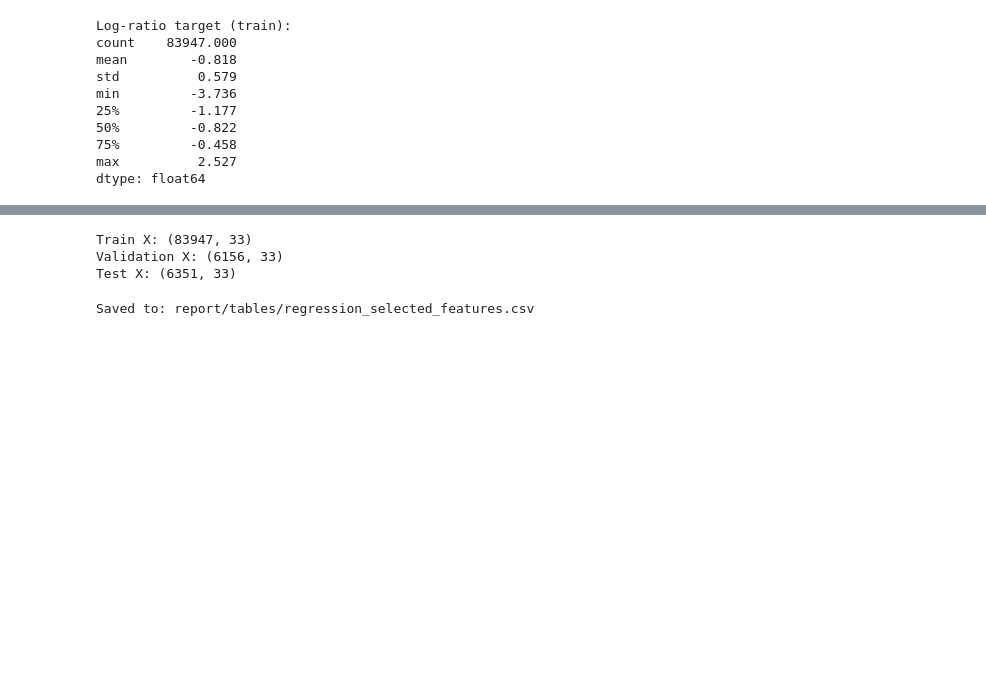
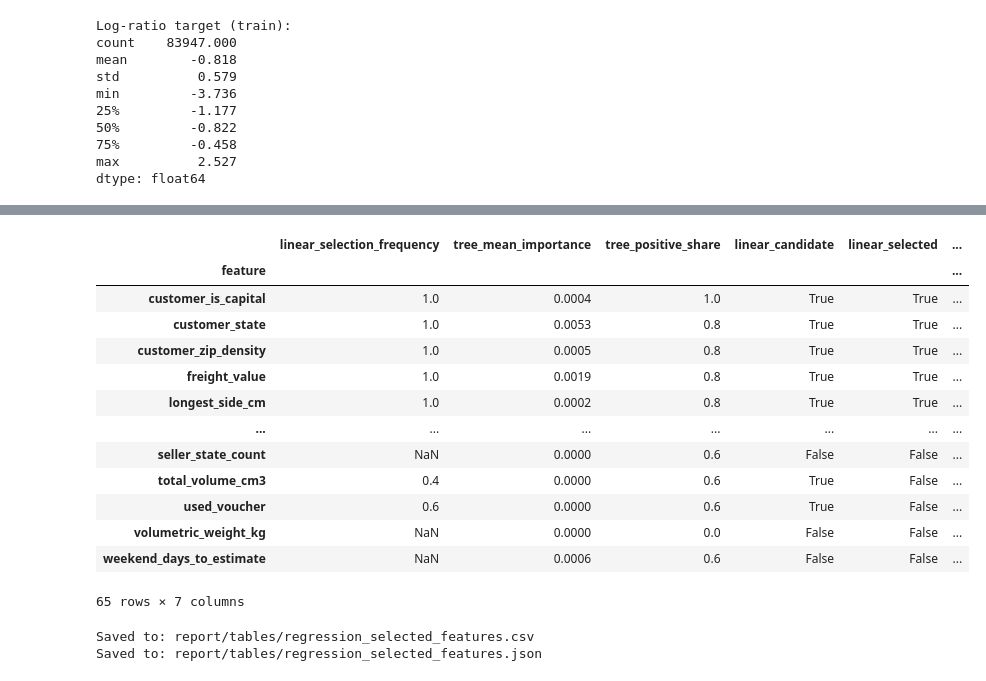
Before and after one commit to zhuamnq/Team2_IT5006_Ecommerce_Analytics_AY2627Sem1, a Jupyter notebook: notebooks/03c_feature_selection.ipynb, the cells around one changed output, grey strips where cells are left out. Saved outputs shown, nothing was run; the diff lists cells and outputs as text; code cells hidden in the pictures; blank space fills up the shorter version.

```diff
--- a/notebooks/03c_feature_selection.ipynb
+++ b/notebooks/03c_feature_selection.ipynb
@@ -611,53 +520,43 @@ Selected Lasso vs baseline on validation: +0.218 days MAE improvement
 # %%
-X_train_final = train_df[
-    final_features
-].copy()
+selection = pd.DataFrame({
+    "linear_selection_frequency": linear_freq,
+    "tree_mean_importance": tree_summary["mean_importance"],
+    "tree_positive_share": tree_summary["positive_share"],
+}).rename_axis("feature")
 
-y_train_final = train_df[
-    "delivery_days"
-].copy()
+selection["linear_candidate"] = selection.index.isin(linear_cols)
+selection["linear_selected"] = selection.index.isin(linear_selected)
+selection["tree_candidate"] = selection.index.isin(tree_cols)
+selection["tree_selected"] = selection.index.isin(tree_selected)
 
-
-X_val_final = val_df[
-    final_features
-].copy()
-
-y_val_final = val_df[
-    "delivery_days"
-].copy()
-
-
-X_test_final = test_df[
-    final_features
-].copy()
-
-y_test_final = test_df[
-    "delivery_days"
-].copy()
-
-print("Train X:", X_train_final.shape)
-print("Validation X:", X_val_final.shape)
-print("Test X:", X_test_final.shape)
+selection = selection.sort_values(["linear_selected", "tree_selected"], ascending=False)
+display(selection.round(4))
 # %% [output]
+|  | linear_selection_frequency | tree_mean_importance | tree_positive_share | linear_candidate | linear_selected | ... |
+| feature |  |  |  |  |  | ... |
+| customer_is_capital | 1.0 | 0.0004 | 1.0 | True | True | ... |
+| customer_state | 1.0 | 0.0053 | 0.8 | True | True | ... |
+| customer_zip_density | 1.0 | 0.0005 | 0.8 | True | True | ... |
+| freight_value | 1.0 | 0.0019 | 0.8 | True | True | ... |
+| longest_side_cm | 1.0 | 0.0002 | 0.8 | True | True | ... |
+| ... | ... | ... | ... | ... | ... | ... |
+| seller_state_count | NaN | 0.0000 | 0.6 | False | False | ... |
+| total_volume_cm3 | 0.4 | 0.0000 | 0.6 | True | False | ... |
+| used_voucher | 0.6 | 0.0000 | 0.6 | True | False | ... |
+| volumetric_weight_kg | NaN | 0.0000 | 0.0 | False | False | ... |
+| weekend_days_to_estimate | NaN | 0.0006 | 0.6 | False | False | ... |
-Train X: (83947, 33)
-Validation X: (6156, 33)
-Test X: (6351, 33)
+65 rows × 7 columns
 # %%
-output_path = TABLES_DIR / "regression_selected_features.csv"
+table_path = TABLES_DIR / "regression_selected_features.csv"
+json_path = TABLES_DIR / "regression_selected_features.json"
 
-final_feature_df = (
-    selection_freq
-    .rename("selection_frequency")
-    .rename_axis("feature")
-    .reset_index()
-)
-final_feature_df["selected"] = final_feature_df["feature"].isin(final_features)
+selection.reset_index().to_csv(table_path, index=False)
+json_path.write_text(json.dumps(
+    {"linear": FEATURES_LINEAR_SELECTED, "tree": FEATURES_TREE_SELECTED}, indent=2
+) + "\n")
 
-final_feature_df.to_csv(
-    output_path,
-    index=False
-)
-
-print("Saved to:", output_path.relative_to(ROOT))
+print("Saved to:", table_path.relative_to(ROOT))
+print("Saved to:", json_path.relative_to(ROOT))
 # %% [output]
 Saved to: report/tables/regression_selected_features.csv
+Saved to: report/tables/regression_selected_features.json
```
Also changed, not shown: parts of 24 cells of this notebook, 7 other files.
